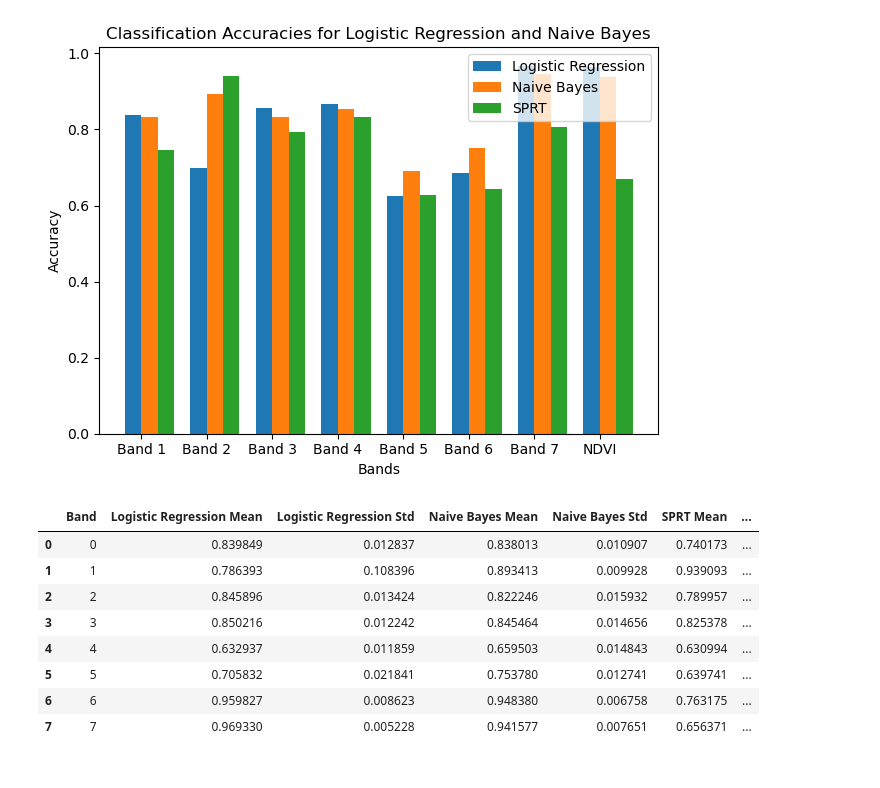
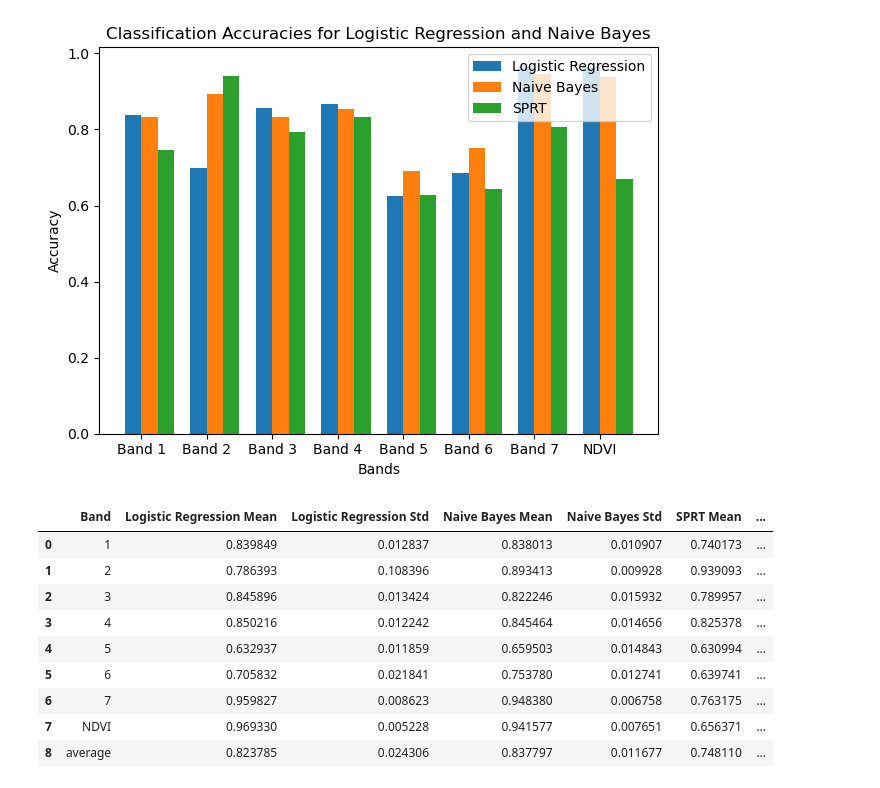
Before and after one commit to DirkWilkeHoffmann/SpaceScienceAssignment1, a Jupyter notebook: Part A and B - Notebook/Assignment 1 - Part A and B.ipynb, the cells around one changed output. Cells and saved outputs as stored; diff of their text form; code cells hidden in the pictures.

```diff
--- a/Part A and B - Notebook/Assignment 1 - Part A and B.ipynb
+++ b/Part A and B - Notebook/Assignment 1 - Part A and B.ipynb
@@ -511,26 +511,3 @@ naive_bayes_accuracies_mean = np.mean(naive_bayes_accuracies_runs, axis=0)
 naive_bayes_accuracies_std = np.std(naive_bayes_accuracies_runs, axis=0)
 sprt_accuracies_mean = np.mean(sprt_accuracies_runs, axis=0)
 sprt_accuracies_std = np.std(sprt_accuracies_runs, axis=0)
-
-# Create a DataFrame to store the results
-results_df = pd.DataFrame({
-    'Band': np.arange(8),
-    'Logistic Regression Mean': logistic_accuracies_mean,
-    'Logistic Regression Std': logistic_accuracies_std,
-    'Naive Bayes Mean': naive_bayes_accuracies_mean,
-    'Naive Bayes Std': naive_bayes_accuracies_std,
-    'SPRT Mean': sprt_accuracies_mean,
-    'SPRT Std': sprt_accuracies_std
-})
-
-results_df
-# %% [output]
-|  | Band | Logistic Regression Mean | Logistic Regression Std | Naive Bayes Mean | Naive Bayes Std | SPRT Mean | ... |
-| 0 | 0 | 0.839849 | 0.012837 | 0.838013 | 0.010907 | 0.740173 | ... |
-| 1 | 1 | 0.786393 | 0.108396 | 0.893413 | 0.009928 | 0.939093 | ... |
-| 2 | 2 | 0.845896 | 0.013424 | 0.822246 | 0.015932 | 0.789957 | ... |
-| 3 | 3 | 0.850216 | 0.012242 | 0.845464 | 0.014656 | 0.825378 | ... |
-| 4 | 4 | 0.632937 | 0.011859 | 0.659503 | 0.014843 | 0.630994 | ... |
-| 5 | 5 | 0.705832 | 0.021841 | 0.753780 | 0.012741 | 0.639741 | ... |
-| 6 | 6 | 0.959827 | 0.008623 | 0.948380 | 0.006758 | 0.763175 | ... |
-| 7 | 7 | 0.969330 | 0.005228 | 0.941577 | 0.007651 | 0.656371 | ... |
@@ -536,0 +525,20 @@ results_df
+# %%
+test = results_df.copy()
+test[['Band']] = test[['Band']] + 1
+test.at[7, 'Band'] = 'NDVI'
+average_row = test.iloc[:, 1:].mean()
+average_row['Band'] = 'average'
+average_row_df = pd.DataFrame([average_row])
+test = pd.concat([test, average_row_df], ignore_index=True)
+test
+# %% [output]
+|  | Band | Logistic Regression Mean | Logistic Regression Std | Naive Bayes Mean | Naive Bayes Std | SPRT Mean | ... |
+| 0 | 1 | 0.839849 | 0.012837 | 0.838013 | 0.010907 | 0.740173 | ... |
+| 1 | 2 | 0.786393 | 0.108396 | 0.893413 | 0.009928 | 0.939093 | ... |
+| 2 | 3 | 0.845896 | 0.013424 | 0.822246 | 0.015932 | 0.789957 | ... |
+| 3 | 4 | 0.850216 | 0.012242 | 0.845464 | 0.014656 | 0.825378 | ... |
+| 4 | 5 | 0.632937 | 0.011859 | 0.659503 | 0.014843 | 0.630994 | ... |
+| 5 | 6 | 0.705832 | 0.021841 | 0.753780 | 0.012741 | 0.639741 | ... |
+| 6 | 7 | 0.959827 | 0.008623 | 0.948380 | 0.006758 | 0.763175 | ... |
+| 7 | NDVI | 0.969330 | 0.005228 | 0.941577 | 0.007651 | 0.656371 | ... |
+| 8 | average | 0.823785 | 0.024306 | 0.837797 | 0.011677 | 0.748110 | ... |
```
Also changed, not shown: parts of 1 cell of this notebook, 1 other file.
